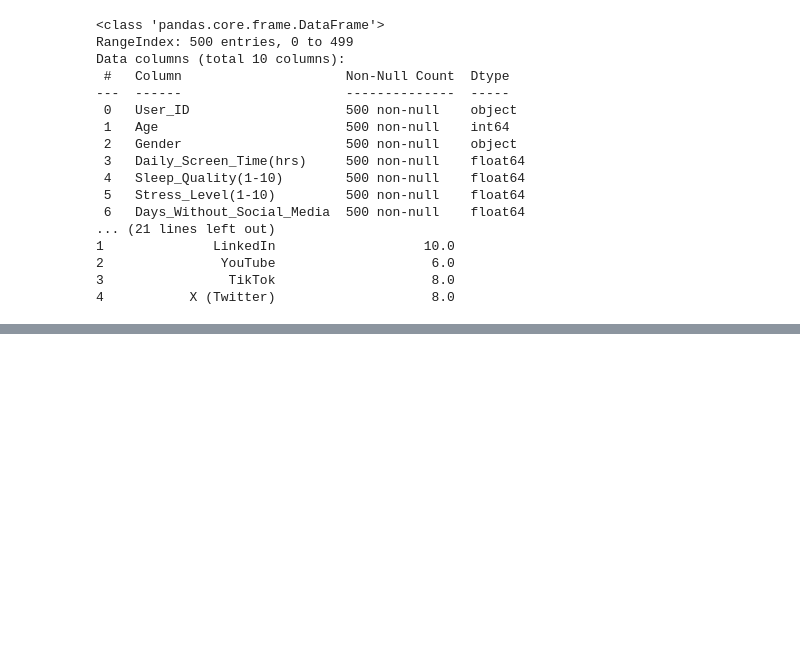
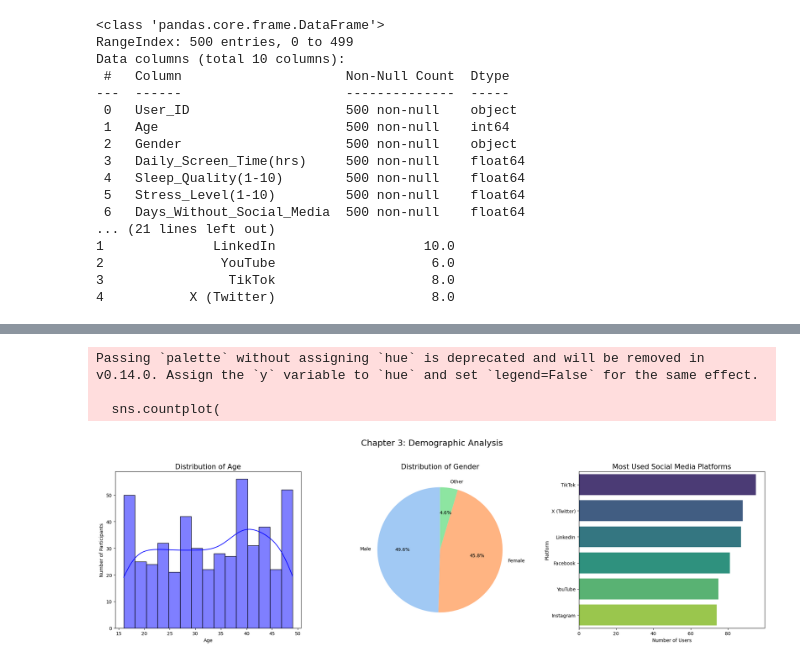
Before and after one commit to tochiwilson/social-media-mental-health-analysis, a Jupyter notebook: social-media-analyse.ipynb, the cells around one changed output, grey strips where cells are left out. Cells and saved outputs as stored; diff of their text form; code cells hidden in the pictures; blank space fills up the shorter version.

Commit message:
add chapter 3: demographic analysis

```diff
--- a/social-media-analyse.ipynb
+++ b/social-media-analyse.ipynb
@@ -69,0 +115,40 @@ Data columns (total 10 columns):
+# %%
+# visualize
+fig, axes = plt.subplots(1, 3, figsize=(20, 6))
+fig.suptitle("Chapter 3: Demographic Analysis", fontsize=18, y=1.03)
+
+# plot 1: Age Distribution
+sns.histplot(df["Age"], bins=15, kde=True, ax=axes[0], color="blue")
+axes[0].set_title("Distribution of Age", fontsize=15)
+axes[0].set_xlabel("Age")
+axes[0].set_ylabel("Number of Participants")
+
+# plot 2: Gender Distribution
+gender_pie_counts = df["Gender"].value_counts()
+axes[1].pie(
+    gender_pie_counts,
+    labels=gender_pie_counts.index,
+    autopct="%1.1f%%",
+    startangle=90,
+    colors=sns.color_palette("pastel"),
+)
+axes[1].set_title("Distribution of Gender", fontsize=15)
+
+# plot 3: Platform Distribution
+sns.countplot(
+    y=df["Social_Media_Platform"],
+    ax=axes[2],
+    order=df["Social_Media_Platform"].value_counts().index,
+    palette="viridis",
+)
+axes[2].set_title("Most Used Social Media Platforms", fontsize=15)
+axes[2].set_xlabel("Number of Users")
+axes[2].set_ylabel("Platform")
+
+plt.tight_layout()
+plt.show()
+# %% [output]
+Passing `palette` without assigning `hue` is deprecated and will be removed in v0.14.0. Assign the `y` variable to `hue` and set `legend=False` for the same effect.
+
+  sns.countplot(
+[figure, added]
```
Also changed, not shown: parts of 3 cells of this notebook.
